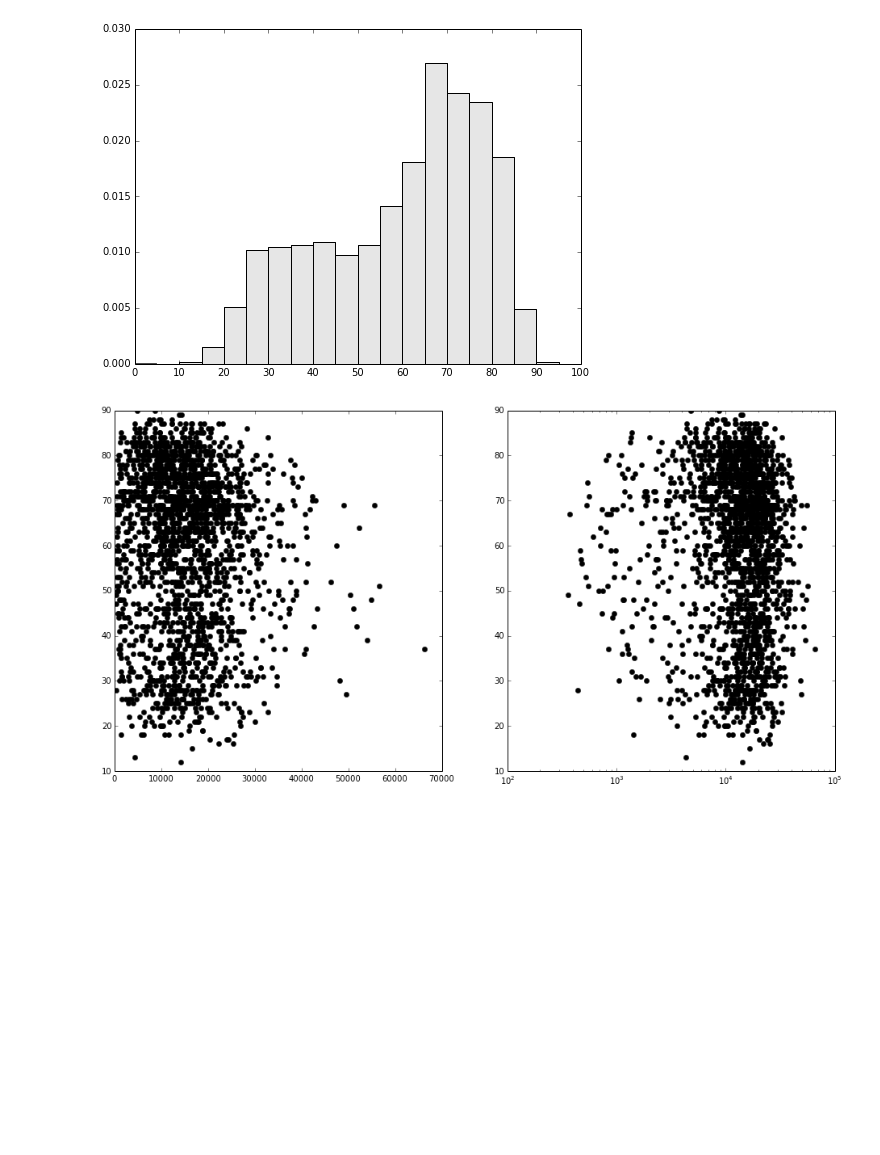
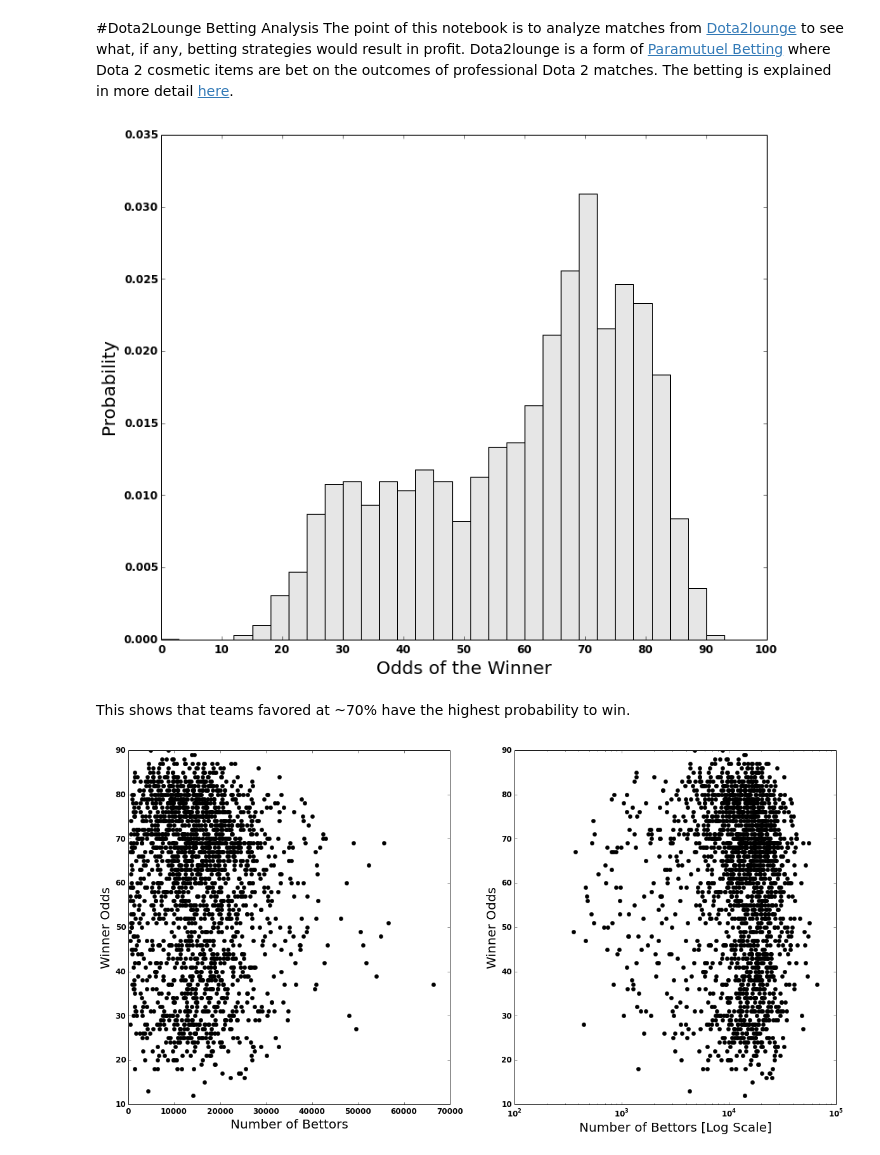
Before and after one commit to andrewzwicky/pyd2l, a Jupyter notebook: PyD2L Match Analysis.ipynb, the cells around one changed output. Saved outputs shown, nothing was run; the diff lists cells and outputs as text; code cells hidden in the pictures; blank space fills up the shorter version.

Commit message:
updating the ipython notebook and plotting

```diff
--- a/PyD2L Match Analysis.ipynb
+++ b/PyD2L Match Analysis.ipynb
@@ -1,3 +1,6 @@
+# %% [markdown]
+#Dota2Lounge Betting Analysis
+The point of this notebook is to analyze matches from [Dota2lounge](http://dota2lounge.com/) to see what, if any, betting strategies would result in profit.  Dota2lounge is a form of [Paramutuel Betting](http://en.wikipedia.org/wiki/Parimutuel_betting) where Dota 2 cosmetic items are bet on the outcomes of professional Dota 2 matches.  The betting is explained in more detail [here](http://steamcommunity.com/groups/dota2lounge/discussions/0/846940248693063175/).
 # %%
 from pyd2l.match import Match, InvalidMatchError
 from pyd2l.methods import unflatten
@@ -8,3 +11,15 @@ import numpy as np
 from itertools import accumulate
 import random
 %matplotlib inline
+
+import matplotlib as mpl
+
+font = {'size': 20}
+
+mpl.rc('xtick', labelsize=12)
+mpl.rc('ytick', labelsize=12)
+mpl.rc('font', **font)
+
+with open('match_cache.csv') as cache:
+    match_reader = csv.reader(cache, delimiter=',')
+    matches = [unflatten(row) for row in match_reader]
@@ -15,30 +26,38 @@ with open('match_cache.csv') as cache:
 # %%
 accuracy_list = [match.odds[match.winner] for match in matches]
-fig, ax = plt.subplots(figsize=(8, 6))
+fig, ax = plt.subplots(figsize=(12, 10))
 ax.hist(accuracy_list,
         normed=1,
         color=(.9, .9, .9),
-        bins=range(0, 105, 5),
+        bins=range(0, 105, 3),
         weights=[1.0 / len(accuracy_list) for _ in range(len(accuracy_list))])
 ax.set_xlim(0, 100)
 ax.set_xticks([0, 10, 20, 30, 40, 50, 60, 70, 80, 90, 100])
+ax.set_xlabel('Odds of the Winner')
+ax.set_ylabel('Probability')
 fig.patch.set_facecolor('white')
 plt.show()
 # %% [output]
-[figure, old version]
+[figure, new version]
+# %% [markdown]
+This shows that teams favored at ~70% have the highest probability to win.
 # %%
 num_bets = [match.num_bettors for match in matches]
 winner_odds = [match.odds[match.winner] for match in matches]
-fig, ax = plt.subplots(figsize=(16,8))
+fig, ax = plt.subplots(figsize=(20,10))
 ax1 = plt.subplot2grid((1, 2), (0, 0))
 ax2 = plt.subplot2grid((1, 2), (0, 1))
 fig.patch.set_facecolor('white')
 ax1.plot(num_bets, winner_odds, 'ok')
 ax2.plot(num_bets, winner_odds, 'ok')
 ax2.set_xscale('log')
+ax1.set_xlabel('Number of Bettors')
+ax2.set_xlabel('Number of Bettors [Log Scale]')
+ax1.set_ylabel('Winner Odds')
+ax2.set_ylabel('Winner Odds')
 plt.show()
 # %% [output]
-[figure, old version]
+[figure, new version]
 # %%
 NUM_SIMS = 200
 RARITY = 'Rares'
```
Also changed, not shown: parts of 4 cells of this notebook, 1 other file.
